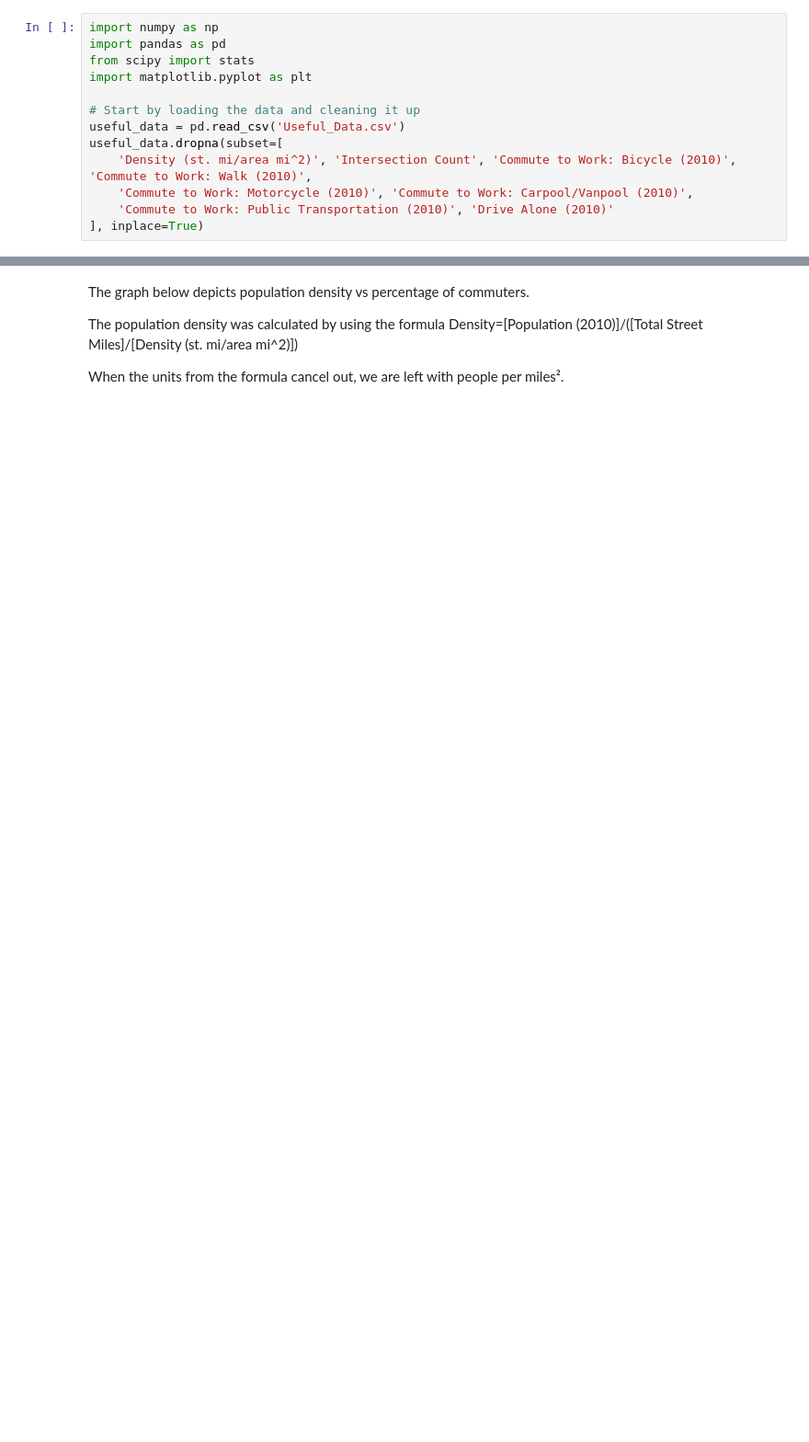
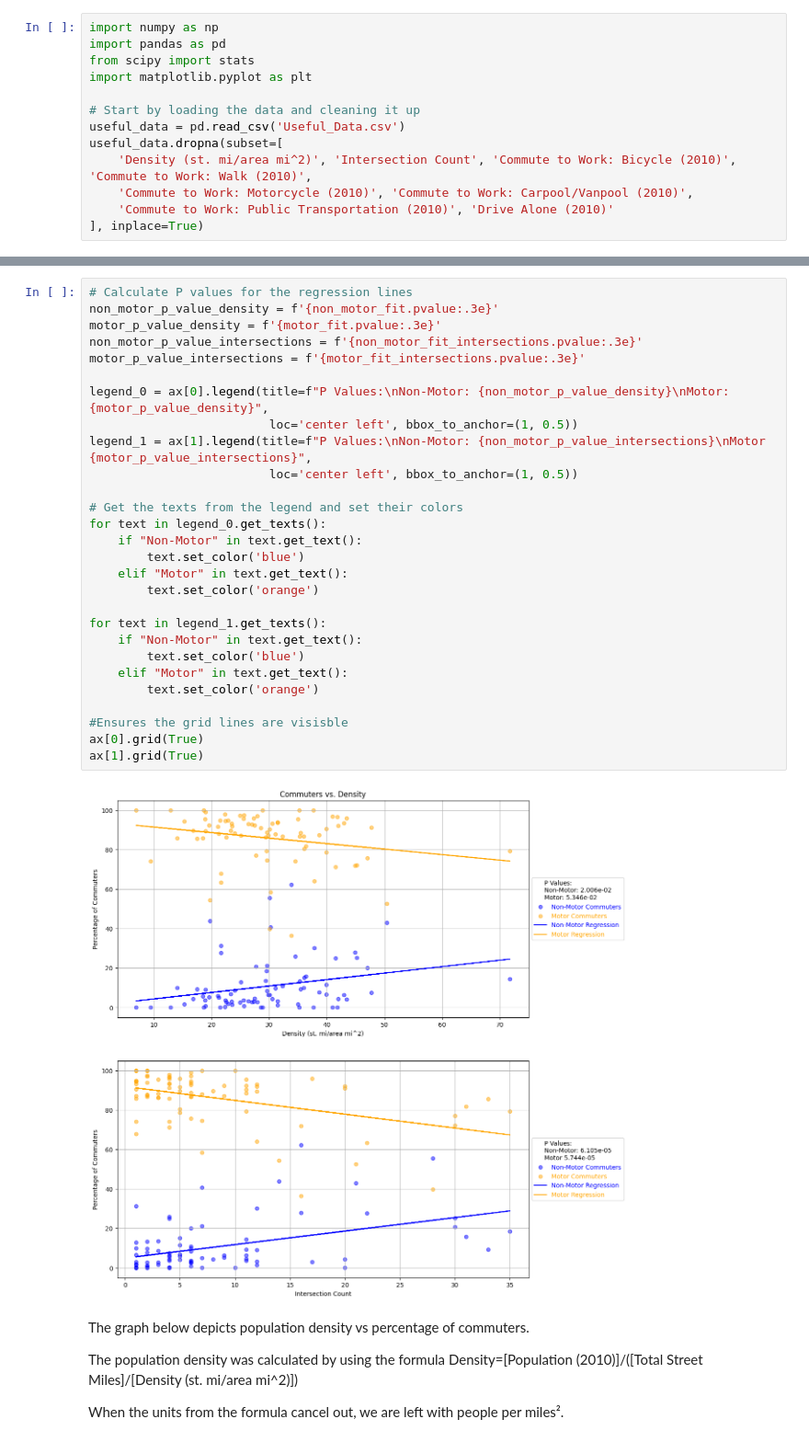
Before and after one commit to N0taR0b0t/Walkability, a Jupyter notebook: MatiasUnfinished.ipynb, the cells around one changed output, grey strips where cells are left out. Shown: that part at 92% size. Cells and saved outputs as stored; diff of their text form; blank space fills up the shorter version.

Commit message:
Included P Values

```diff
--- a/MatiasUnfinished.ipynb
+++ b/MatiasUnfinished.ipynb
@@ -105,3 +93,33 @@ ax[1].grid(True)
+# %%
+# Calculate P values for the regression lines
+non_motor_p_value_density = f'{non_motor_fit.pvalue:.3e}'
+motor_p_value_density = f'{motor_fit.pvalue:.3e}'
+non_motor_p_value_intersections = f'{non_motor_fit_intersections.pvalue:.3e}'
+motor_p_value_intersections = f'{motor_fit_intersections.pvalue:.3e}'
+
+legend_0 = ax[0].legend(title=f"P Values:\nNon-Motor: {non_motor_p_value_density}\nMotor: {motor_p_value_density}",
+                         loc='center left', bbox_to_anchor=(1, 0.5))
+legend_1 = ax[1].legend(title=f"P Values:\nNon-Motor: {non_motor_p_value_intersections}\nMotor {motor_p_value_intersections}",
+                         loc='center left', bbox_to_anchor=(1, 0.5))
+
+# Get the texts from the legend and set their colors
+for text in legend_0.get_texts():
+    if "Non-Motor" in text.get_text():
+        text.set_color('blue')
+    elif "Motor" in text.get_text():
+        text.set_color('orange')
+
+for text in legend_1.get_texts():
+    if "Non-Motor" in text.get_text():
+        text.set_color('blue')
+    elif "Motor" in text.get_text():
+        text.set_color('orange')
+
+#Ensures the grid lines are visisble
+ax[0].grid(True)
+ax[1].grid(True)
+# %% [output]
+[figure, added]
 # %% [markdown]
 The graph below depicts population density vs percentage of commuters.
 
```
Also changed, not shown: parts of 11 cells of this notebook.
